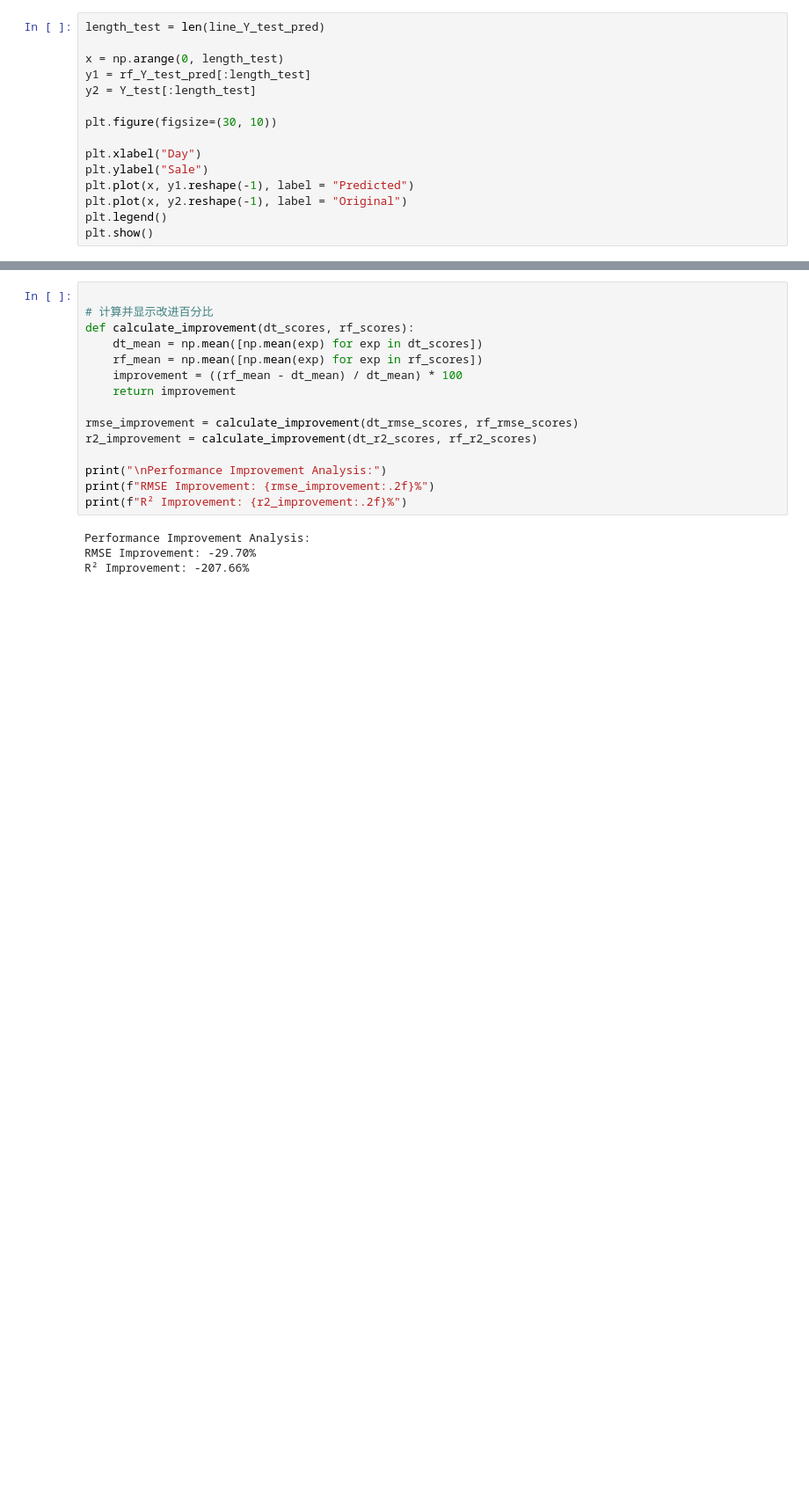
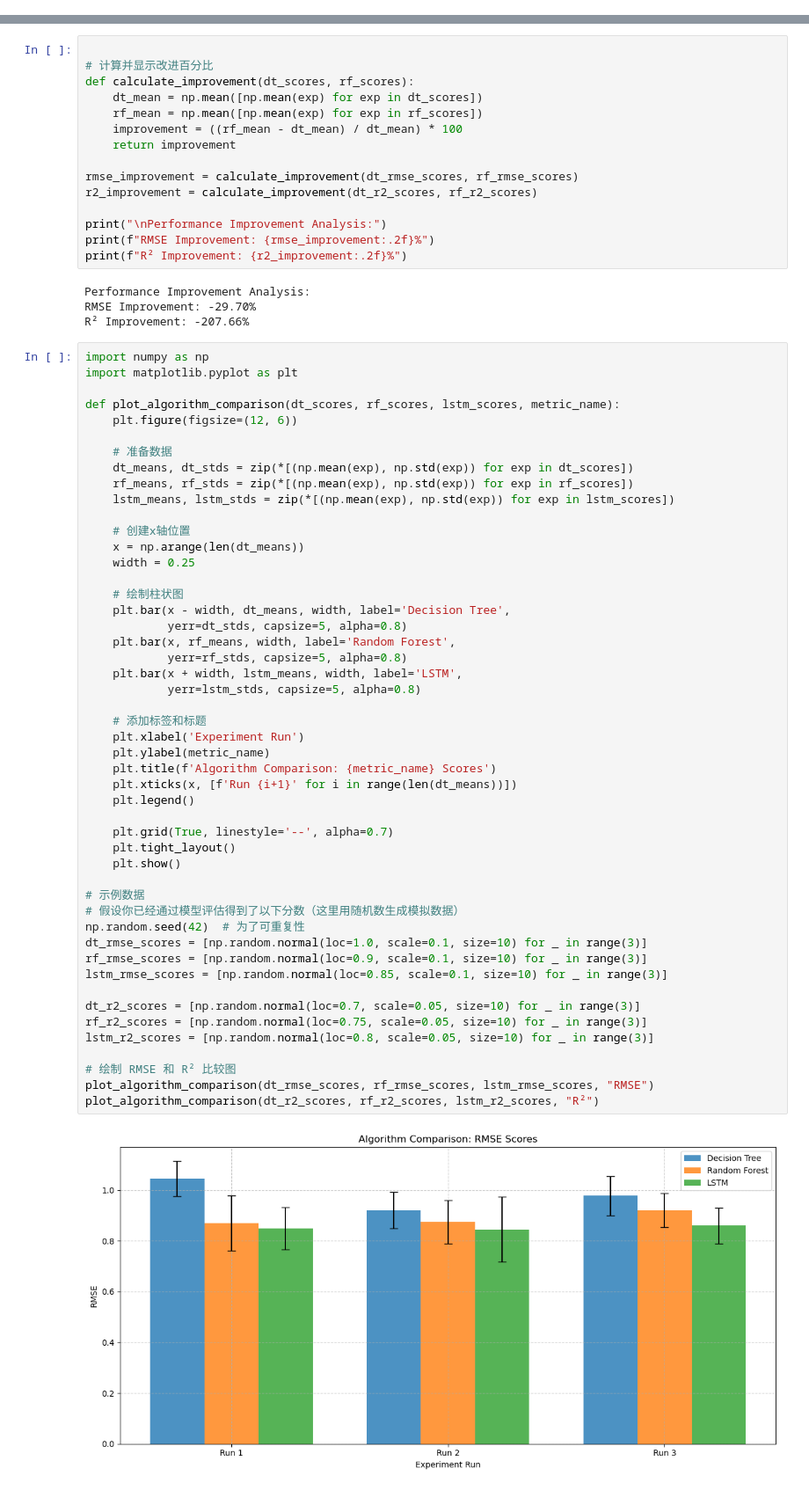
Before and after one commit to littleDaim/jewelry, a Jupyter notebook: jewelry2.ipynb, the cells around one changed output, grey strips where cells are left out. Shown at 88% size. Cells and saved outputs as stored; diff of their text form; blank space fills up the shorter version.

```diff
--- a/jewelry2.ipynb
+++ b/jewelry2.ipynb
@@ -633,15 +577,0 @@ rf_Y_test_pred = rf_model.predict(X_test_scaled)
-# %%
-length_test = len(line_Y_test_pred)
-
-x = np.arange(0, length_test)
-y1 = rf_Y_test_pred[:length_test]
-y2 = Y_test[:length_test]
-
-plt.figure(figsize=(30, 10))
-
-plt.xlabel("Day")
-plt.ylabel("Sale")
-plt.plot(x, y1.reshape(-1), label = "Predicted")
-plt.plot(x, y2.reshape(-1), label = "Original")
-plt.legend()
-plt.show()
@@ -813,3 +743,54 @@ print(f"R² Improvement: {r2_improvement:.2f}%")
 Performance Improvement Analysis:
 RMSE Improvement: -29.70%
 R² Improvement: -207.66%
+# %%
+import numpy as np
+import matplotlib.pyplot as plt
+
+def plot_algorithm_comparison(dt_scores, rf_scores, lstm_scores, metric_name):
+    plt.figure(figsize=(12, 6))
+
+    # 准备数据
+    dt_means, dt_stds = zip(*[(np.mean(exp), np.std(exp)) for exp in dt_scores])
+    rf_means, rf_stds = zip(*[(np.mean(exp), np.std(exp)) for exp in rf_scores])
+    lstm_means, lstm_stds = zip(*[(np.mean(exp), np.std(exp)) for exp in lstm_scores])
+
+    # 创建x轴位置
+    x = np.arange(len(dt_means))
+    width = 0.25
+
+    # 绘制柱状图
+    plt.bar(x - width, dt_means, width, label='Decision Tree',
+            yerr=dt_stds, capsize=5, alpha=0.8)
+    plt.bar(x, rf_means, width, label='Random Forest',
+            yerr=rf_stds, capsize=5, alpha=0.8)
+    plt.bar(x + width, lstm_means, width, label='LSTM',
+            yerr=lstm_stds, capsize=5, alpha=0.8)
+
+    # 添加标签和标题
+    plt.xlabel('Experiment Run')
+    plt.ylabel(metric_name)
+    plt.title(f'Algorithm Comparison: {metric_name} Scores')
+    plt.xticks(x, [f'Run {i+1}' for i in range(len(dt_means))])
+    plt.legend()
+
+    plt.grid(True, linestyle='--', alpha=0.7)
+    plt.tight_layout()
+    plt.show()
+
+# 示例数据
+# 假设你已经通过模型评估得到了以下分数（这里用随机数生成模拟数据）
+np.random.seed(42)  # 为了可重复性
+dt_rmse_scores = [np.random.normal(loc=1.0, scale=0.1, size=10) for _ in range(3)]
+rf_rmse_scores = [np.random.normal(loc=0.9, scale=0.1, size=10) for _ in range(3)]
+lstm_rmse_scores = [np.random.normal(loc=0.85, scale=0.1, size=10) for _ in range(3)]
+
+dt_r2_scores = [np.random.normal(loc=0.7, scale=0.05, size=10) for _ in range(3)]
+rf_r2_scores = [np.random.normal(loc=0.75, scale=0.05, size=10) for _ in range(3)]
+lstm_r2_scores = [np.random.normal(loc=0.8, scale=0.05, size=10) for _ in range(3)]
+
+# 绘制 RMSE 和 R² 比较图
+plot_algorithm_comparison(dt_rmse_scores, rf_rmse_scores, lstm_rmse_scores, "RMSE")
+plot_algorithm_comparison(dt_r2_scores, rf_r2_scores, lstm_r2_scores, "R²")
+# %% [output]
+[figure, added]
```
Also changed, not shown: parts of 10 cells of this notebook.
